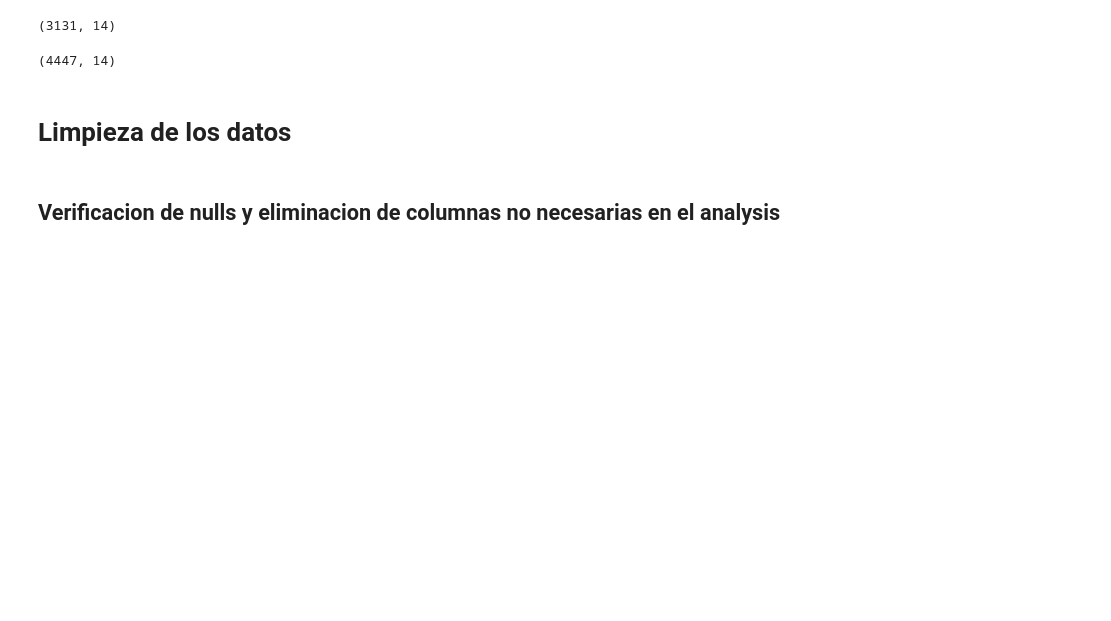
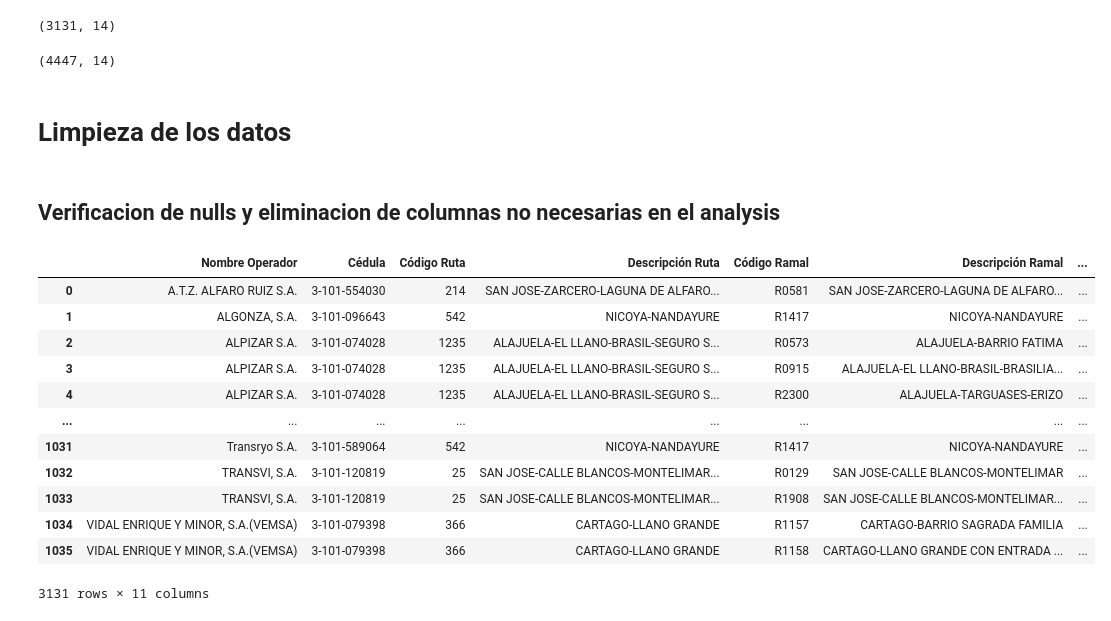
Before and after one commit to keilynagc/transporteCR, a Jupyter notebook: src/data_analysis.ipynb, the cells around one changed output. Cells and saved outputs as stored; diff of their text form; code cells hidden in the pictures; blank space fills up the shorter version.

```diff
--- a/src/data_analysis.ipynb
+++ b/src/data_analysis.ipynb
@@ -88,3 +91,22 @@ df_tarifas.shape
 # Limpieza de los datos
 # %% [markdown]
 ## Verificacion de nulls y eliminacion de columnas no necesarias en el analysis
+# %%
+df_pasajeros["fecha"] = pd.to_datetime(df_pasajeros["Año"].astype(str) + "-" + df_pasajeros["Mes"].astype(str) + "-01")
+col_pasajeros = ["pasajeroEquivalente","pasajerosTotal","Año","Mes",]
+df_pasajeros = df_pasajeros.drop(columns=col_pasajeros)
+df_pasajeros
+# %% [output]
+|  | Nombre Operador | Cédula | Código Ruta | Descripción Ruta | Código Ramal | Descripción Ramal | ... |
+| 0 | A.T.Z. ALFARO RUIZ S.A. | 3-101-554030 | 214 | SAN JOSE-ZARCERO-LAGUNA DE ALFARO... | R0581 | SAN JOSE-ZARCERO-LAGUNA DE ALFARO... | ... |
+| 1 | ALGONZA, S.A. | 3-101-096643 | 542 | NICOYA-NANDAYURE | R1417 | NICOYA-NANDAYURE | ... |
+| 2 | ALPIZAR S.A. | 3-101-074028 | 1235 | ALAJUELA-EL LLANO-BRASIL-SEGURO S... | R0573 | ALAJUELA-BARRIO FATIMA | ... |
+| 3 | ALPIZAR S.A. | 3-101-074028 | 1235 | ALAJUELA-EL LLANO-BRASIL-SEGURO S... | R0915 | ALAJUELA-EL LLANO-BRASIL-BRASILIA... | ... |
+| 4 | ALPIZAR S.A. | 3-101-074028 | 1235 | ALAJUELA-EL LLANO-BRASIL-SEGURO S... | R2300 | ALAJUELA-TARGUASES-ERIZO | ... |
+| ... | ... | ... | ... | ... | ... | ... | ... |
+| 1031 | Transryo S.A. | 3-101-589064 | 542 | NICOYA-NANDAYURE | R1417 | NICOYA-NANDAYURE | ... |
+| 1032 | TRANSVI, S.A. | 3-101-120819 | 25 | SAN JOSE-CALLE BLANCOS-MONTELIMAR... | R0129 | SAN JOSE-CALLE BLANCOS-MONTELIMAR | ... |
+| 1033 | TRANSVI, S.A. | 3-101-120819 | 25 | SAN JOSE-CALLE BLANCOS-MONTELIMAR... | R1908 | SAN JOSE-CALLE BLANCOS-MONTELIMAR... | ... |
+| 1034 | VIDAL ENRIQUE Y MINOR, S.A.(VEMSA) | 3-101-079398 | 366 | CARTAGO-LLANO GRANDE | R1157 | CARTAGO-BARRIO SAGRADA FAMILIA | ... |
+| 1035 | VIDAL ENRIQUE Y MINOR, S.A.(VEMSA) | 3-101-079398 | 366 | CARTAGO-LLANO GRANDE | R1158 | CARTAGO-LLANO GRANDE CON ENTRADA ... | ... |
+3131 rows × 11 columns
```
Also changed, not shown: parts of 25 cells of this notebook, 1 other file.
